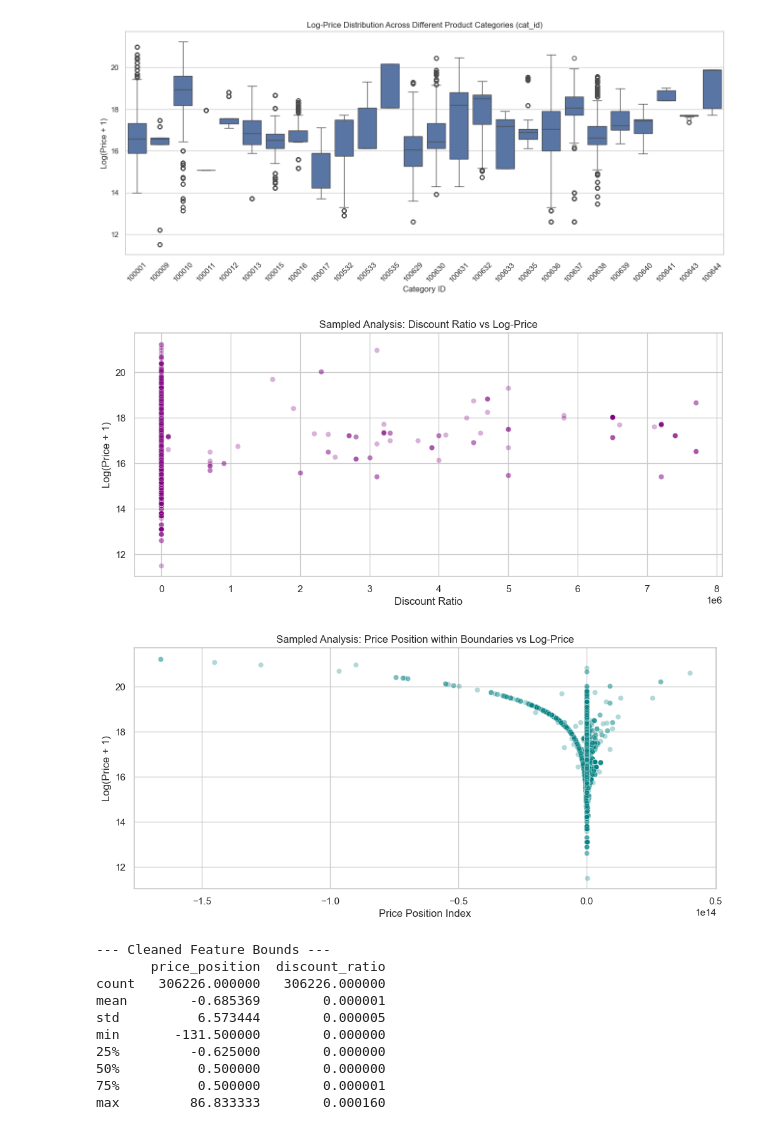
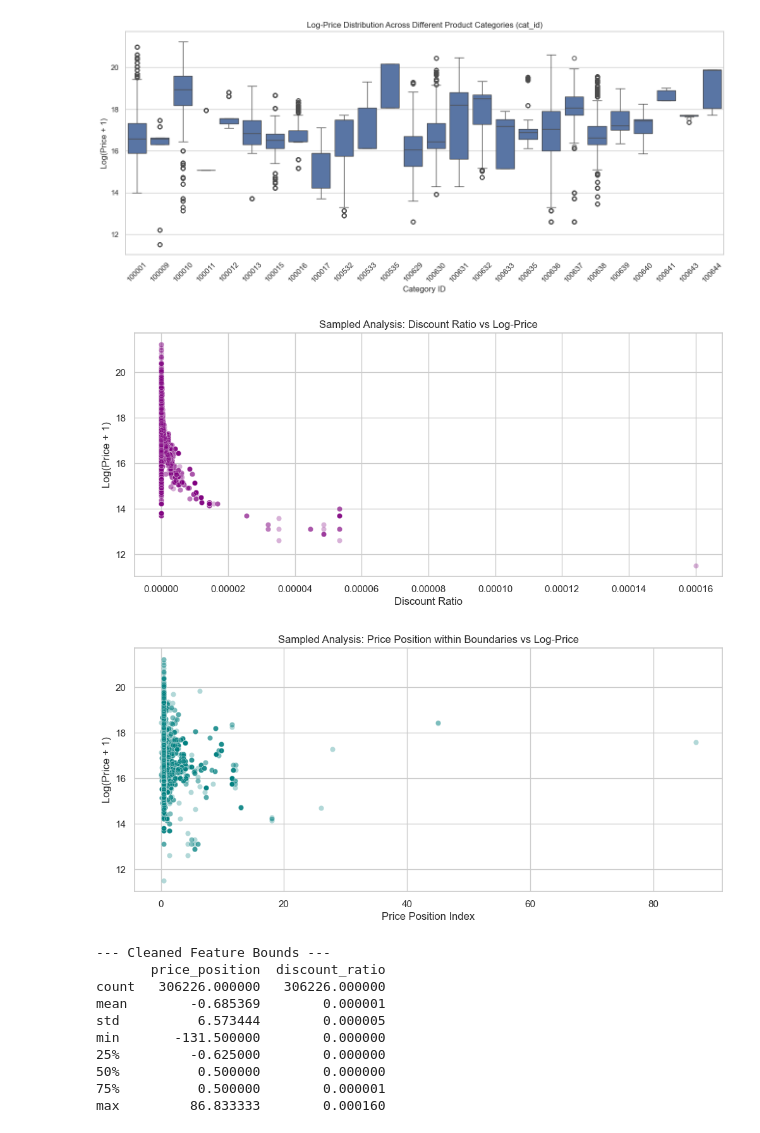
Before and after one commit to wikan1602/mrscraper-price-intelligence, a Jupyter notebook: notebooks/01_eda.ipynb, the cells around one changed output. Cells and saved outputs as stored; diff of their text form; code cells hidden in the pictures.

```diff
--- a/notebooks/01_eda.ipynb
+++ b/notebooks/01_eda.ipynb
@@ -191,30 +191,40 @@ plt.show()
 # %% [output]
 [figure]
 # %%
-# 1. Prototype Discount Depth
-df['discount_ratio'] = df['raw_discount'] / (df['priceBeforeDiscount'] + 1e-5)
+# 1. Perbaikan Kedalaman Diskon (Jika priceBeforeDiscount <= 0, langsung beri rasio 0)
+df['discount_ratio'] = np.where(
+    df['priceBeforeDiscount'] > 0,
+    df['raw_discount'] / df['priceBeforeDiscount'],
+    0.0
+)
 
-# 2. Prototype Price Position within historical boundaries
-df['price_position'] = (df['priceBeforeDiscount'] - df['item_price_min']) / (df['item_price_max'] - df['item_price_min'] + 1e-5)
+# 2. Perbaikan Posisi Harga (Kunci batas bawah penyebut agar tidak terjadi pembagian hantu)
+price_range = df['item_price_max'] - df['item_price_min']
+
+df['price_position'] = np.where(
+    (price_range > 0) & (df['priceBeforeDiscount'] > 0),
+    (df['priceBeforeDiscount'] - df['item_price_min']) / price_range,
+    0.5 # Jika harga min & max sama, taruh posisinya di tengah (0.5) sebagai fallback aman
+)
 
 # Visualizing the relationship between Discount Ratio and Log-Price
 plt.figure(figsize=(12, 5))
 sns.scatterplot(data=df.sample(5000, random_state=42), x='discount_ratio', y='log_price', alpha=0.3, color='purple')
 plt.title('Sampled Analysis: Discount Ratio vs Log-Price')
 plt.xlabel('Discount Ratio')
 plt.ylabel('Log(Price + 1)')
 plt.show()
 
 # Visualizing how Price Position maps against the actual Log-Price
 plt.figure(figsize=(12, 5))
 sns.scatterplot(data=df.sample(5000, random_state=42), x='price_position', y='log_price', alpha=0.3, color='teal')
 plt.title('Sampled Analysis: Price Position within Boundaries vs Log-Price')
 plt.xlabel('Price Position Index')
 plt.ylabel('Log(Price + 1)')
 plt.show()
 # %% [output]
-[figure, old version]
+[figure, new version]
-[figure, old version]
+[figure, new version]
 # %%
 # Fixed Price Position Formula to prevent division overflow
 denominator = df['item_price_max'] - df['item_price_min']
```
